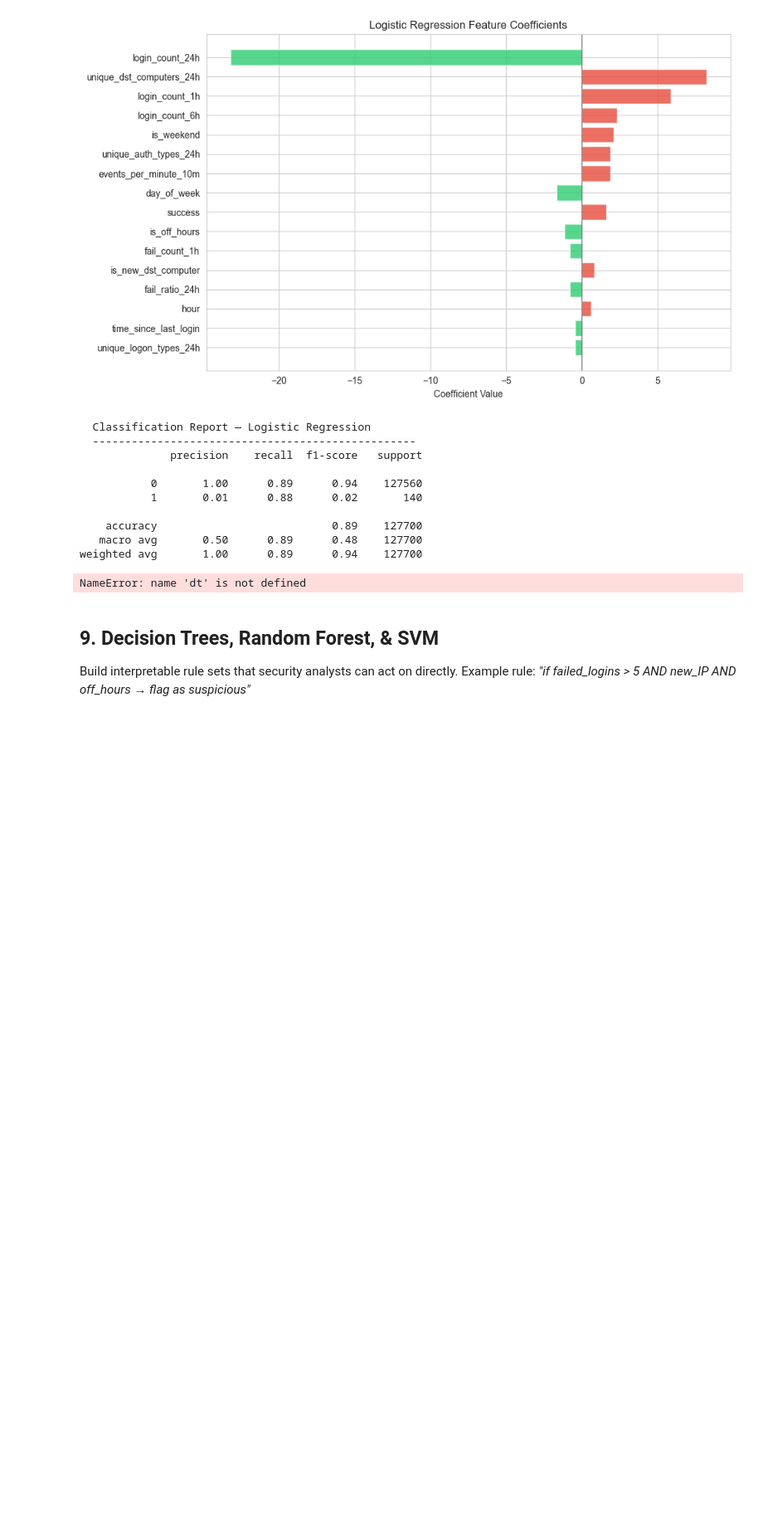
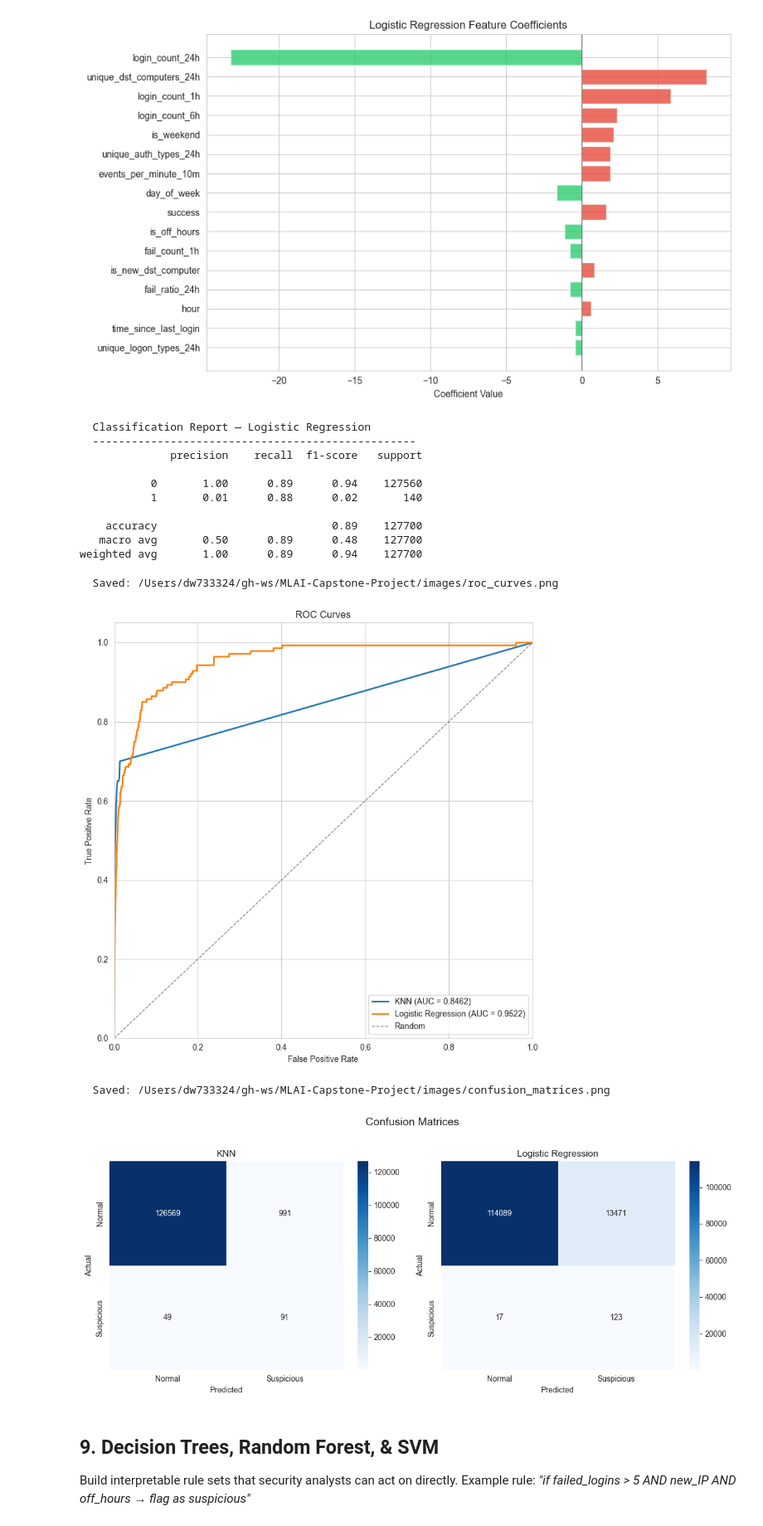
Before and after one commit to daisywu1/MLAI-Capstone-Project, a Jupyter notebook: notebooks/capstone_analysis.ipynb, the cells around one changed output. Shown at 83% size. Saved outputs shown, nothing was run; the diff lists cells and outputs as text; code cells hidden in the pictures; blank space fills up the shorter version.

Commit message:
Added Confusion Matrix Analysis (with the code cell for plotting it).

```diff
--- a/notebooks/capstone_analysis.ipynb
+++ b/notebooks/capstone_analysis.ipynb
@@ -536,16 +537,16 @@ weighted avg       1.00      0.89      0.94    127700
 # %%
 # ROC curves and confusion matrices
 models = {
     'KNN': knn,
     'Logistic Regression': lr,
-    'Decision Tree': dt,
-    'Random Forest': rf,
-    'Support Vector Machine': svc
 }
 plot_roc_curves(models, X_test, y_test)
 plot_confusion_matrices(models, X_test, y_test)
 # %% [output]
-NameError: name 'dt' is not defined
+  Saved: /Users/dw733324/gh-ws/MLAI-Capstone-Project/images/roc_curves.png
+[figure, added]
+  Saved: /Users/dw733324/gh-ws/MLAI-Capstone-Project/images/confusion_matrices.png
+[figure, added]
 # %% [markdown]
 ## 9. Decision Trees, Random Forest, & SVM
 
```
Also changed, not shown: parts of 14 cells of this notebook, 12 other files.
